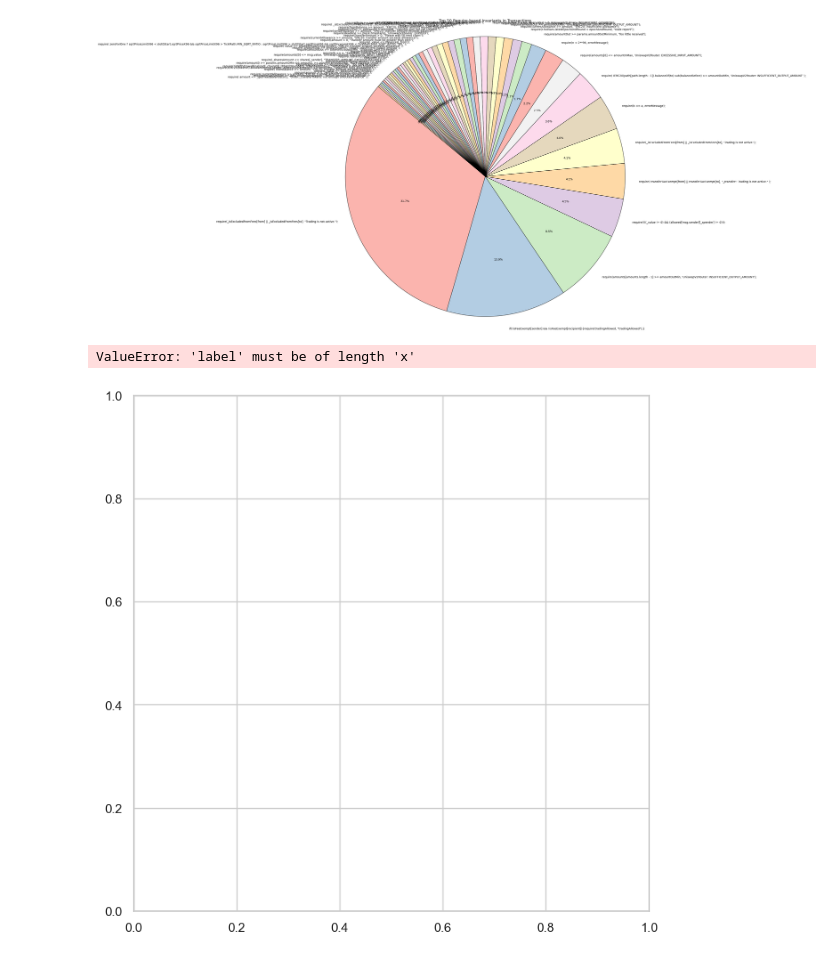
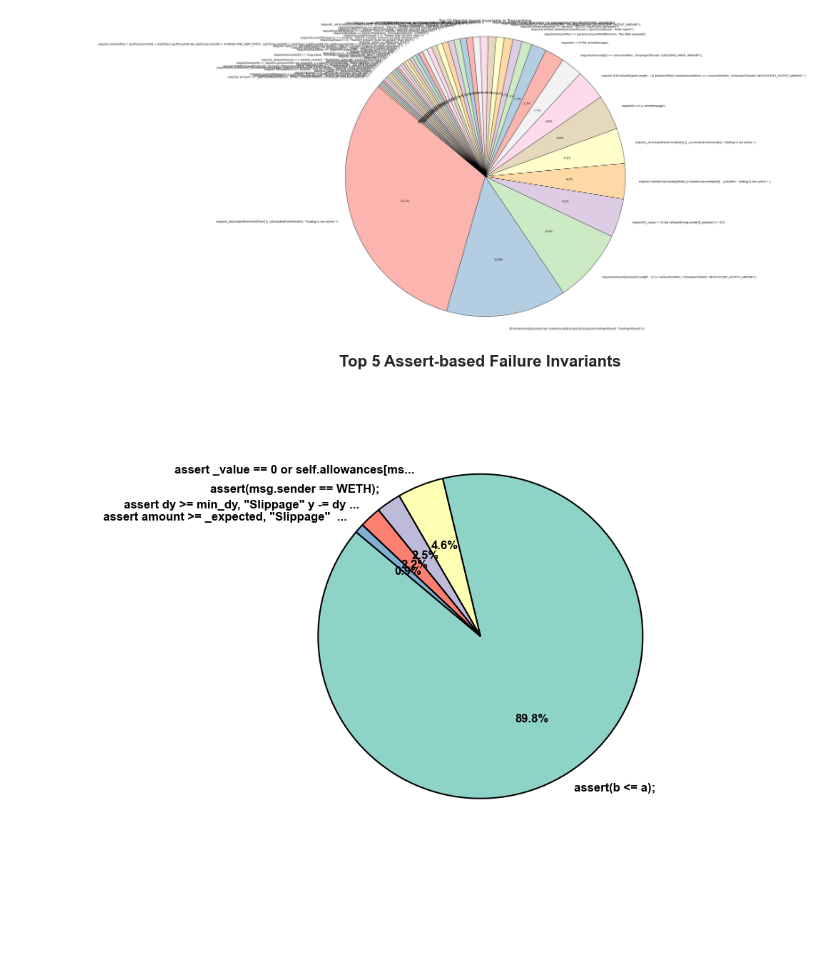
Before and after one commit to mojtaba-eshghie/Raven, a Jupyter notebook: analysis/plotting.ipynb, the cells around one changed output. Saved outputs shown, nothing was run; the diff lists cells and outputs as text; code cells hidden in the pictures.

```diff
--- a/analysis/plotting.ipynb
+++ b/analysis/plotting.ipynb
@@ -547,36 +545,35 @@ def plot_assert_pie(df, top_n=10):
     df_assert = df[df['failure_invariant'].str.contains('assert', case=False, na=False)]
 
     # Get value counts of the most common assert invariants
     assert_counts = df_assert['failure_invariant'].value_counts().head(top_n)
 
     # Create readable labels
     labels = assert_counts.index
     labels = [label[:40] + '...' if len(label) > 40 else label for label in labels]  # Truncate if too long
 
     # Plotting
     plt.figure(figsize=(8, 8))  # Square figure for better aspect ratio
     plt.pie(
         assert_counts,
         labels=labels,
         autopct='%1.1f%%',
         startangle=140,
         colors=sns.color_palette("Set3", n_colors=top_n),  # More distinct colors from seaborn
         wedgeprops={'edgecolor': 'black', 'linewidth': 1.5},
         textprops={'fontsize': 12, 'weight': 'bold', 'color': 'black'},  # Better font readability
     )
 
     # Title and layout adjustments
     plt.title(f'Top {top_n} Assert-based Failure Invariants', fontsize=16, weight='bold')
     plt.axis('equal')  # Ensures the pie chart is circular
     plt.tight_layout()  # Avoids overlap and cut-off text
 
     # Show the plot
     plt.show()
 
-plot_assert_pie(df, top_n=10)
+plot_assert_pie(df, top_n=5)
 # %% [output]
-ValueError: 'label' must be of length 'x'
-[figure, old version]
+[figure, new version]
 # %%
 def plot_assert_b_leq_a_failure_distribution(df, top_n=10):
     target_invariant = 'assert(b <= a);'
```
Also changed, not shown: parts of 7 cells of this notebook.
